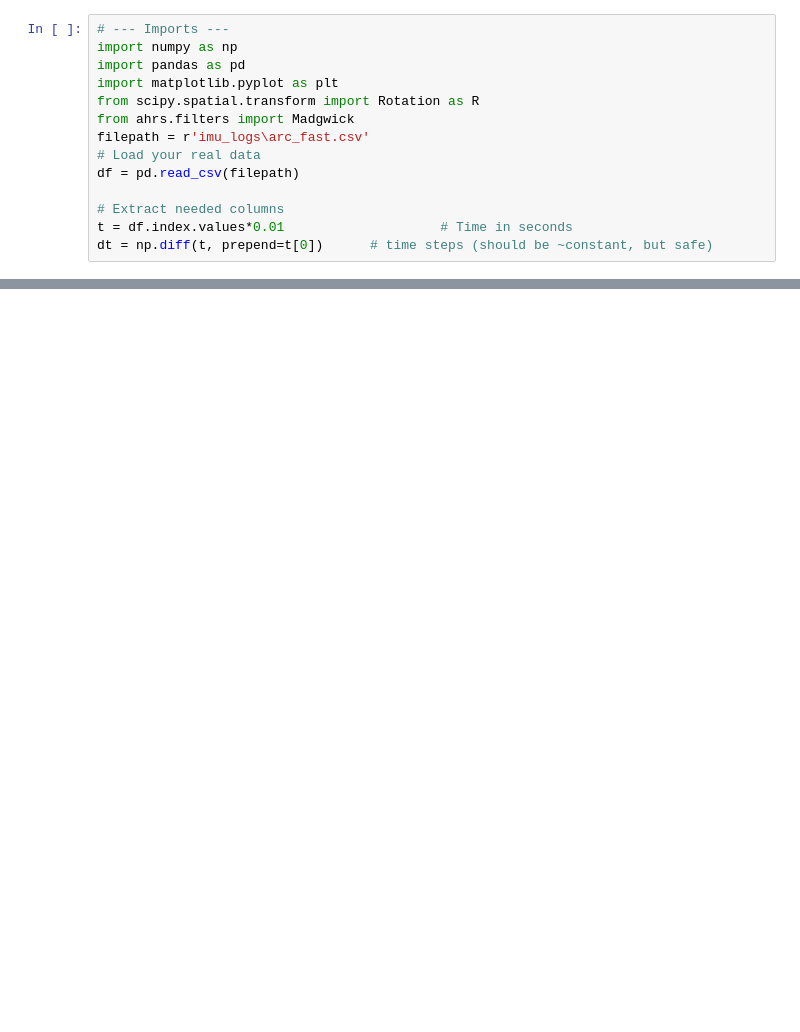
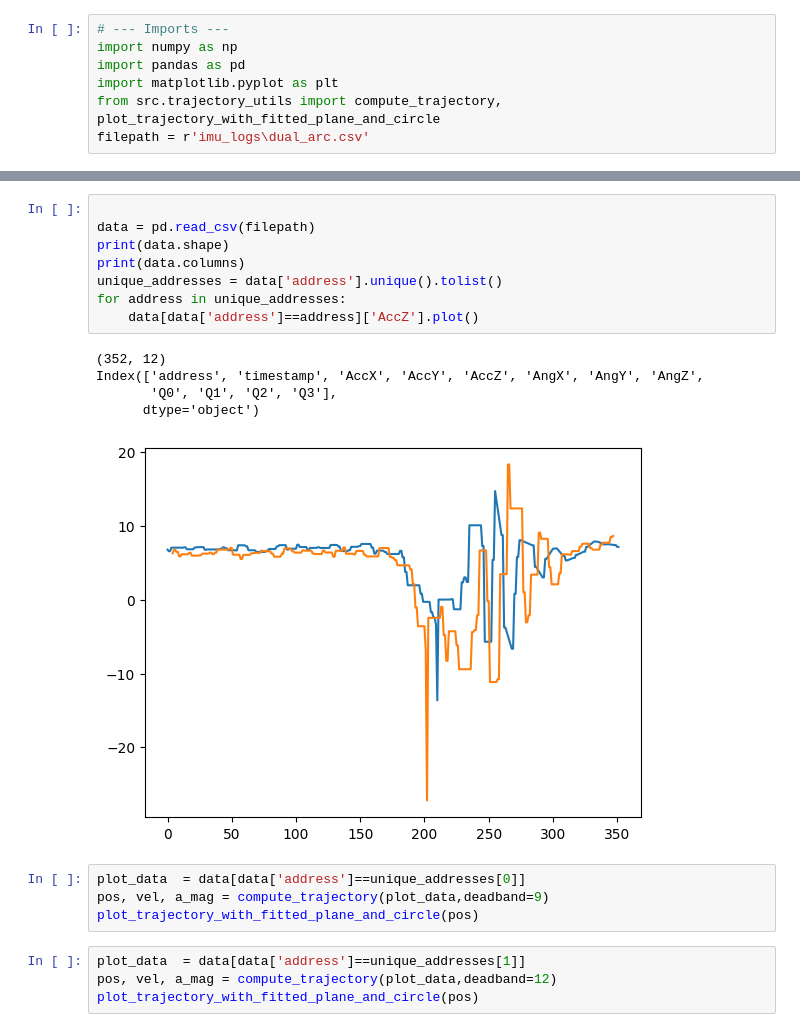
Before and after one commit to TestMannequin/WitMotionExplore, a Jupyter notebook: 2_analyze_trajectory_v2.4.ipynb, the cells around one changed output, grey strips where cells are left out. Cells and saved outputs as stored; diff of their text form; blank space fills up the shorter version.

Commit message:
updates for dual trajectory

```diff
--- a/2_analyze_trajectory_v2.4.ipynb
+++ b/2_analyze_trajectory_v2.4.ipynb
@@ -3,12 +3,5 @@
 import numpy as np
 import pandas as pd
 import matplotlib.pyplot as plt
-from scipy.spatial.transform import Rotation as R
-from ahrs.filters import Madgwick
-filepath = r'imu_logs\arc_fast.csv'
-# Load your real data
-df = pd.read_csv(filepath)
-
-# Extract needed columns
-t = df.index.values*0.01                    # Time in seconds
-dt = np.diff(t, prepend=t[0])      # time steps (should be ~constant, but safe)
+from src.trajectory_utils import compute_trajectory, plot_trajectory_with_fitted_plane_and_circle
+filepath = r'imu_logs\dual_arc.csv'
@@ -554,0 +8,22 @@ plot_trajectory_with_fitted_plane_and_circle(pos)
+# %%
+
+data = pd.read_csv(filepath)
+print(data.shape)
+print(data.columns)
+unique_addresses = data['address'].unique().tolist()
+for address in unique_addresses:
+    data[data['address']==address]['AccZ'].plot()
+# %% [output]
+(352, 12)
+Index(['address', 'timestamp', 'AccX', 'AccY', 'AccZ', 'AngX', 'AngY', 'AngZ',
+       'Q0', 'Q1', 'Q2', 'Q3'],
+      dtype='object')
+[figure, added]
+# %%
+plot_data  = data[data['address']==unique_addresses[0]]
+pos, vel, a_mag = compute_trajectory(plot_data,deadband=9)
+plot_trajectory_with_fitted_plane_and_circle(pos)
+# %%
+plot_data  = data[data['address']==unique_addresses[1]]
+pos, vel, a_mag = compute_trajectory(plot_data,deadband=12)
+plot_trajectory_with_fitted_plane_and_circle(pos)
```
Also changed, not shown: parts of 13 cells of this notebook, 2 other files.
